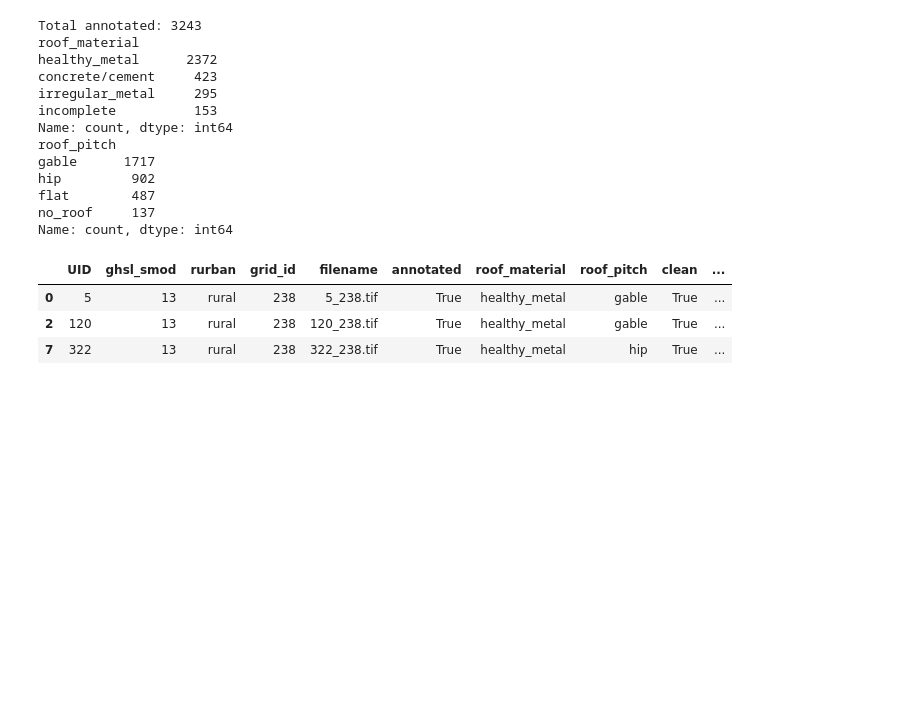
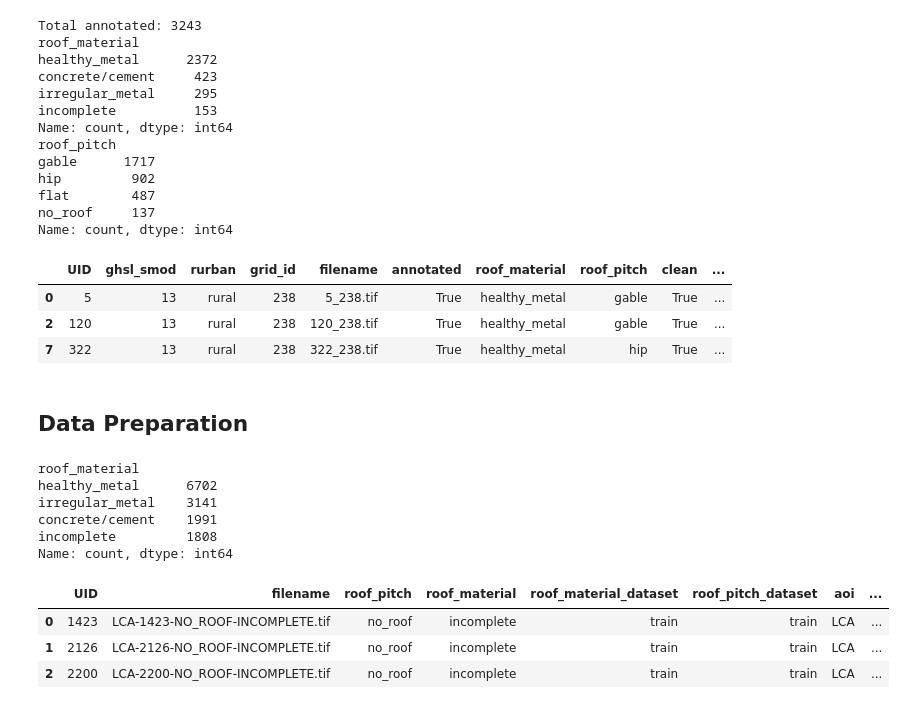
Before and after one commit to GFDRR/caribbean-climate-resilience, a Jupyter notebook: notebooks/02_data_annotation.ipynb, the cells around one changed output. Drawn from its saved outputs; the diff is of its cells as text; code cells hidden in the pictures; blank space fills up the shorter version.

```diff
--- a/notebooks/02_data_annotation.ipynb
+++ b/notebooks/02_data_annotation.ipynb
@@ -82,3 +83,50 @@ Name: count, dtype: int64
 | 0 | 5 | 13 | rural | 238 | 5_238.tif | True | healthy_metal | gable | True | ... |
 | 2 | 120 | 13 | rural | 238 | 120_238.tif | True | healthy_metal | gable | True | ... |
 | 7 | 322 | 13 | rural | 238 | 322_238.tif | True | healthy_metal | hip | True | ... |
+# %% [markdown]
+## Data Preparation
+# %%
+all_columns = ["UID", "filename", "roof_pitch", "roof_material", "roof_material_dataset", "roof_pitch_dataset", 'aoi']
+
+def process_data(file, iso_code):
+    data = pd.read_csv(file)
+    data = data.drop(columns=["filepath"])
+    data = data.rename(columns={"roof_type": "roof_pitch"})
+    columns = ["roof_pitch", "roof_material", "dataset"]
+    for column in columns:
+        data[column] = data[column].str.lower()
+    data["roof_material"] = data["roof_material"].replace({"concrete_cement": "concrete/cement"})
+    data = data[data["dataset"] == "train"]
+    data["roof_material_dataset"] = data["dataset"]
+    data["roof_pitch_dataset"] = data["dataset"]
+    data = data[all_columns]
+    data["UID"] = data["UID"].astype(int)
+    data["iso_code"] = iso_code
+    return data
+
+lca_file = 'data/aerial/vector/LCA/tiles_LCA.csv'
+dom_file = 'data/aerial/vector/DOM/tiles_DOM.csv'
+lca_data = process_data(lca_file, iso_code="LCA")
+dom_data = process_data(dom_file, iso_code="DOM")
+
+vct_file = 'data/aerial/vector/VCT/train_VCT.geojson'
+vct_data = gpd.read_file(vct_file)[all_columns[:-1]]
+vct_data["iso_code"] = "VCT"
+vct_data["aoi"] = "VCT"
+vct_data = pd.DataFrame(vct_data)
+
+data = pd.concat([lca_data, dom_data, vct_data])
+data = data[data["roof_material"] != "blue_tarp"]
+print(data.roof_material.value_counts())
+data.head(3)
+# %% [output]
+roof_material
+healthy_metal      6702
+irregular_metal    3141
+concrete/cement    1991
+incomplete         1808
+Name: count, dtype: int64
+|  | UID | filename | roof_pitch | roof_material | roof_material_dataset | roof_pitch_dataset | aoi | ... |
+| 0 | 1423 | LCA-1423-NO_ROOF-INCOMPLETE.tif | no_roof | incomplete | train | train | LCA | ... |
+| 1 | 2126 | LCA-2126-NO_ROOF-INCOMPLETE.tif | no_roof | incomplete | train | train | LCA | ... |
+| 2 | 2200 | LCA-2200-NO_ROOF-INCOMPLETE.tif | no_roof | incomplete | train | train | LCA | ... |
```
Also changed, not shown: parts of 3 cells of this notebook, 1 other file.
